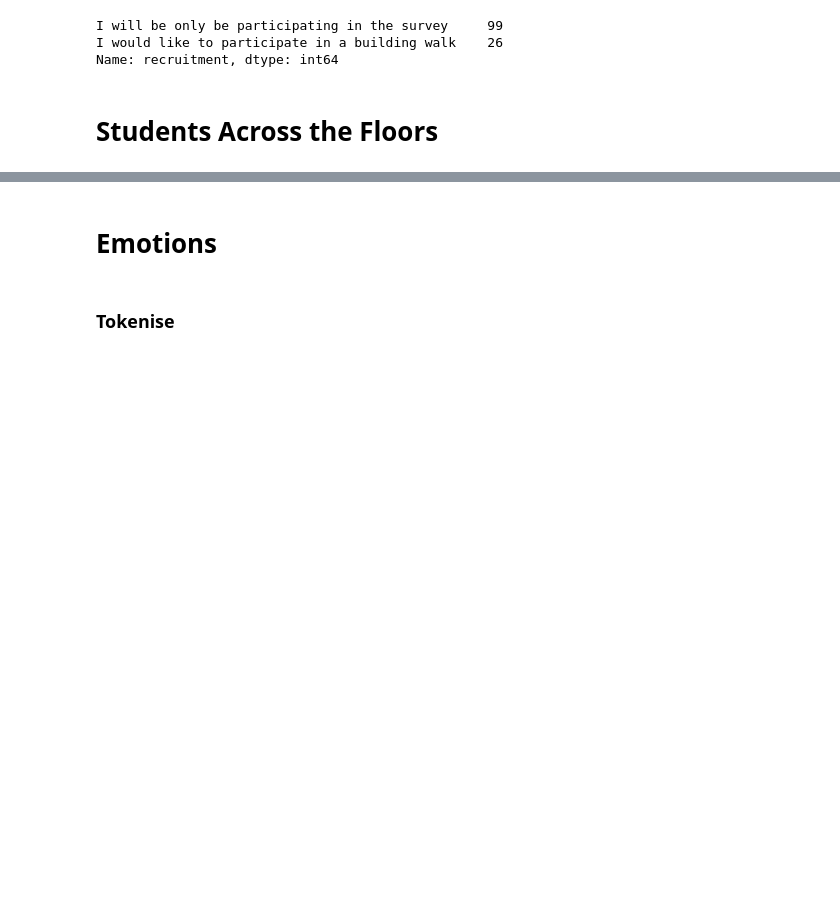
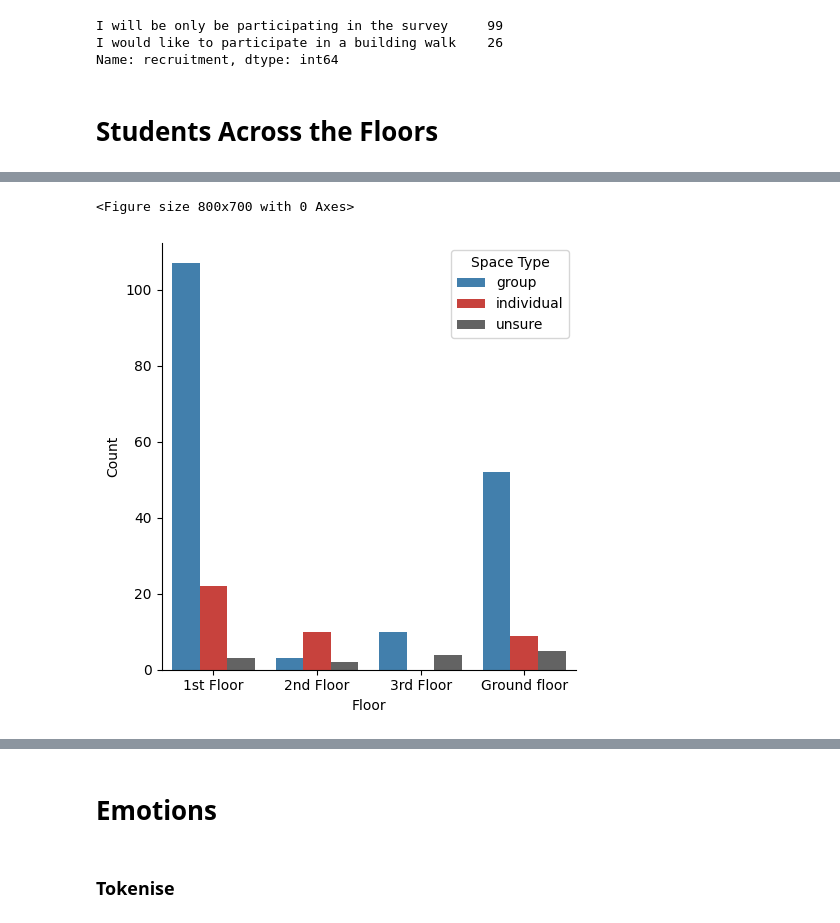
Before and after one commit to shrutirao94/language-comfort-emotions, a Jupyter notebook: analysis.ipynb, the cells around one changed output, grey strips where cells are left out. Saved outputs shown, nothing was run; the diff lists cells and outputs as text; code cells hidden in the pictures; blank space fills up the shorter version.

```diff
--- a/analysis.ipynb
+++ b/analysis.ipynb
@@ -141,3 +159,33 @@ third_floor = floor_df[floor_df['floor'] == '3rd Floor'].loc[:, ['floor', '3-flo
+# %%
+test = df.groupby(['floor', 'space-type'])['ground-floor', '1-floor', '2-floor', '3-floor'].count()
+test['counts'] = test['ground-floor'] + test['1-floor'] + test['2-floor'] + test['3-floor']
+test = test['counts'].reset_index().drop([0,4,10])
+# %%
+plt.figure(figsize=(8, 7))
+custom_palette = {'group': '#3182bd',
+                  'individual': '#de2d26',
+                  'unsure': '#636363'}
+
+plot = sns.catplot(x='floor',
+                   y='counts',
+                   hue='space-type',
+                   kind='bar',
+                   data=test,
+                   legend=False,
+                   palette=custom_palette
+                  )
+
+plt.xlabel('Floor')
+plt.ylabel('Count')
+
+ax = plot.ax
+handles, labels = ax.get_legend_handles_labels()
+ax.legend(handles[0:3], labels[0:3], title='Space Type')
+plt.tight_layout()
+plt.savefig('plots/floors-space-type.jpg', dpi=300, bbox_inches="tight")
+# %% [output]
+<Figure size 800x700 with 0 Axes>
+[figure, added]
 # %%
 df[df['floor'] == '6th Floor']
 # %% [output]
```
Also changed, not shown: parts of 11 cells of this notebook, 1 other file.
